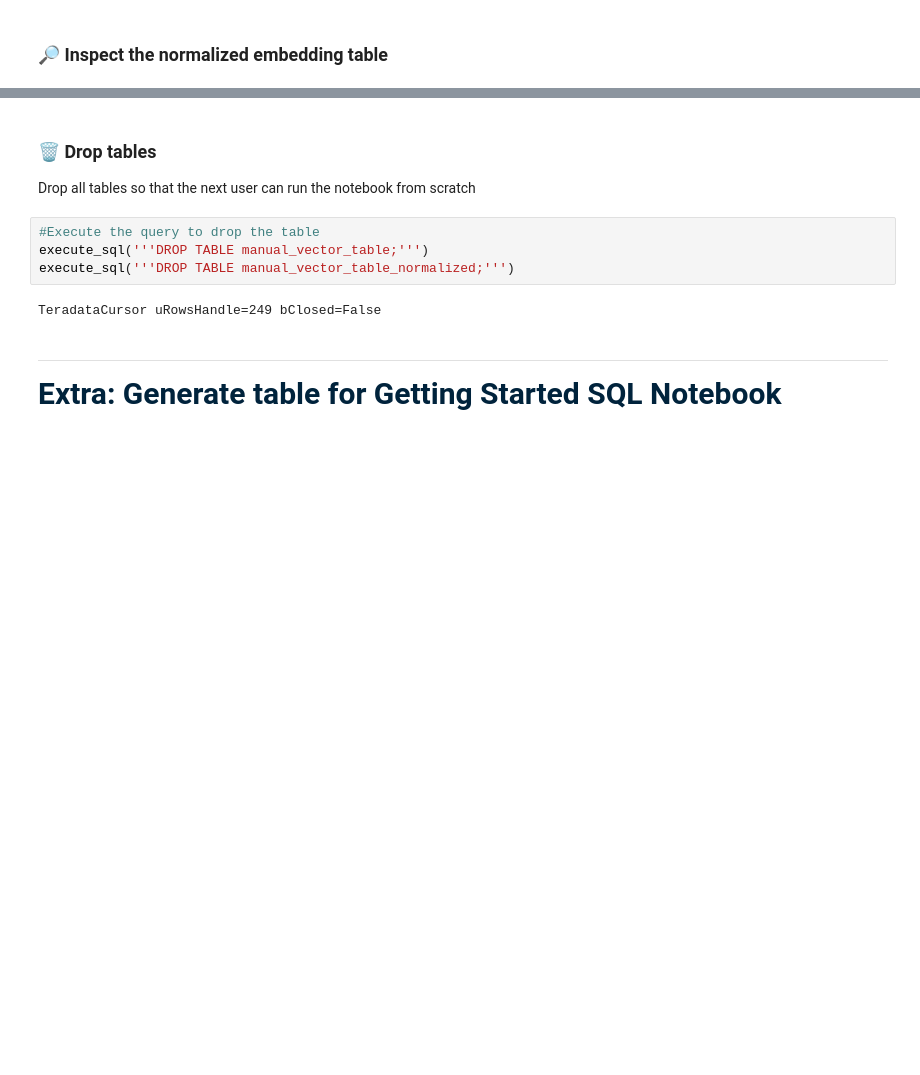
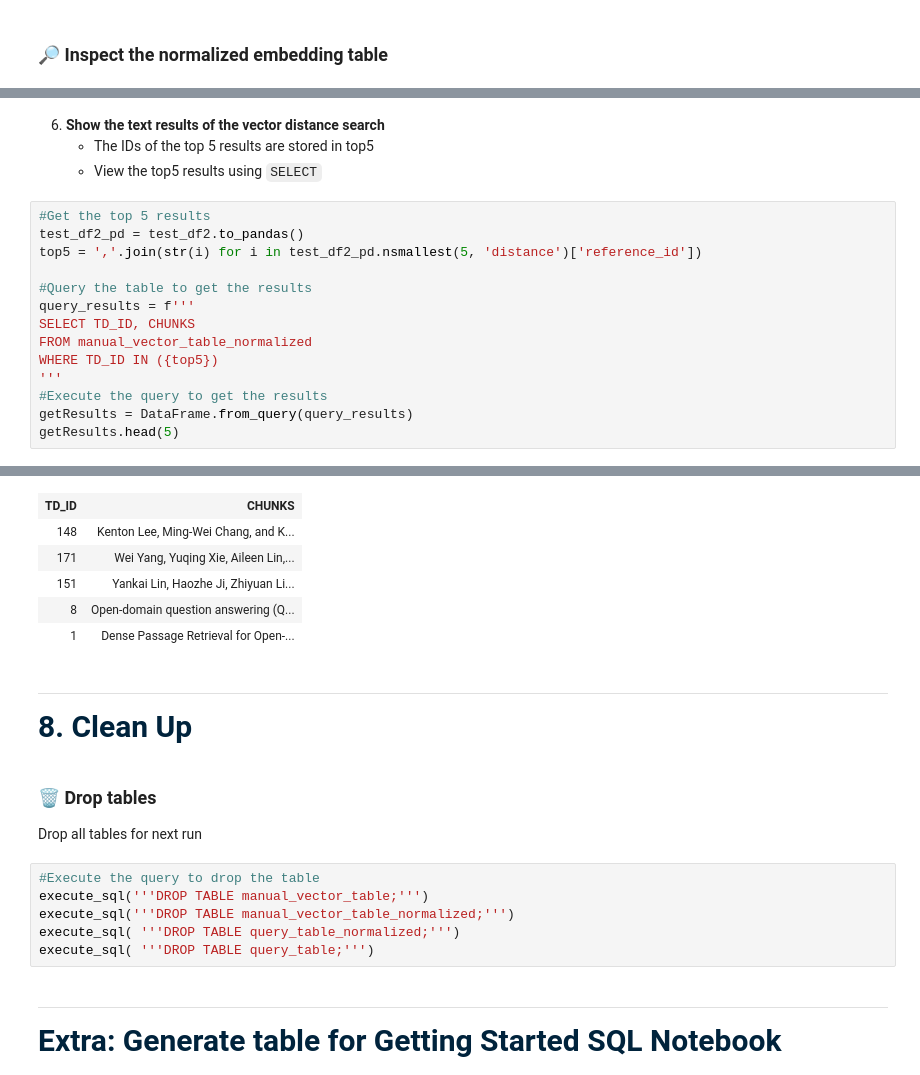
Before and after one commit to Teradata/vector-store-examples, a Jupyter notebook: Unstructured.io_Import_Embeddings/VectorStore+Unstructured-Commercial.ipynb, the cells around one changed output, grey strips where cells are left out. Saved outputs shown, nothing was run; the diff lists cells and outputs as text; blank space fills up the shorter version.

```diff
--- a/Unstructured.io_Import_Embeddings/VectorStore+Unstructured-Commercial.ipynb
+++ b/Unstructured.io_Import_Embeddings/VectorStore+Unstructured-Commercial.ipynb
@@ -626,0 +747,19 @@ test_df.head(5)
+# %% [markdown]
+6. **Show the text results of the vector distance search**
+    - The IDs of the top 5 results are stored in top5
+    - View the top5 results using `SELECT`
+# %%
+#Get the top 5 results
+test_df2_pd = test_df2.to_pandas()
+top5 = ','.join(str(i) for i in test_df2_pd.nsmallest(5, 'distance')['reference_id'])
+
+#Query the table to get the results
+query_results = f'''
+SELECT TD_ID, CHUNKS
+FROM manual_vector_table_normalized
+WHERE TD_ID IN ({top5})
+'''
+#Execute the query to get the results
+getResults = DataFrame.from_query(query_results)
+getResults.head(5)
+# %% [output]
@@ -627,13 +767,22 @@ test_df.head(5)
+| TD_ID | CHUNKS |
+| 148 | Kenton Lee, Ming-Wei Chang, and K... |
+| 171 | Wei Yang, Yuqing Xie, Aileen Lin,... |
+| 151 | Yankai Lin, Haozhe Ji, Zhiyuan Li... |
+| 8 | Open-domain question answering (Q... |
+| 1 | Dense Passage Retrieval for Open-... |
+# %% [markdown]
+<hr style="height:2px;border:none;background-color:#00233C;">
+<b style = 'font-size:30px;font-family:Arial;color:#00233C'>8. Clean Up</b>
 # %% [markdown]
 ### 🗑️ Drop tables
 
-Drop all tables so that the next user can run the notebook from scratch
+Drop all tables for next run
 # %%
 #Execute the query to drop the table
 execute_sql('''DROP TABLE manual_vector_table;''')
 execute_sql('''DROP TABLE manual_vector_table_normalized;''')
+execute_sql( '''DROP TABLE query_table_normalized;''')
+execute_sql( '''DROP TABLE query_table;''')
-# %% [output]
-TeradataCursor uRowsHandle=249 bClosed=False
 # %% [markdown]
 <hr style="height:2px;border:none;background-color:#00233C;">
 <b style = 'font-size:30px;font-family:Arial;color:#00233C'>Extra: Generate table for Getting Started SQL Notebook </b>
```
Also changed, not shown: parts of 21 cells of this notebook.
